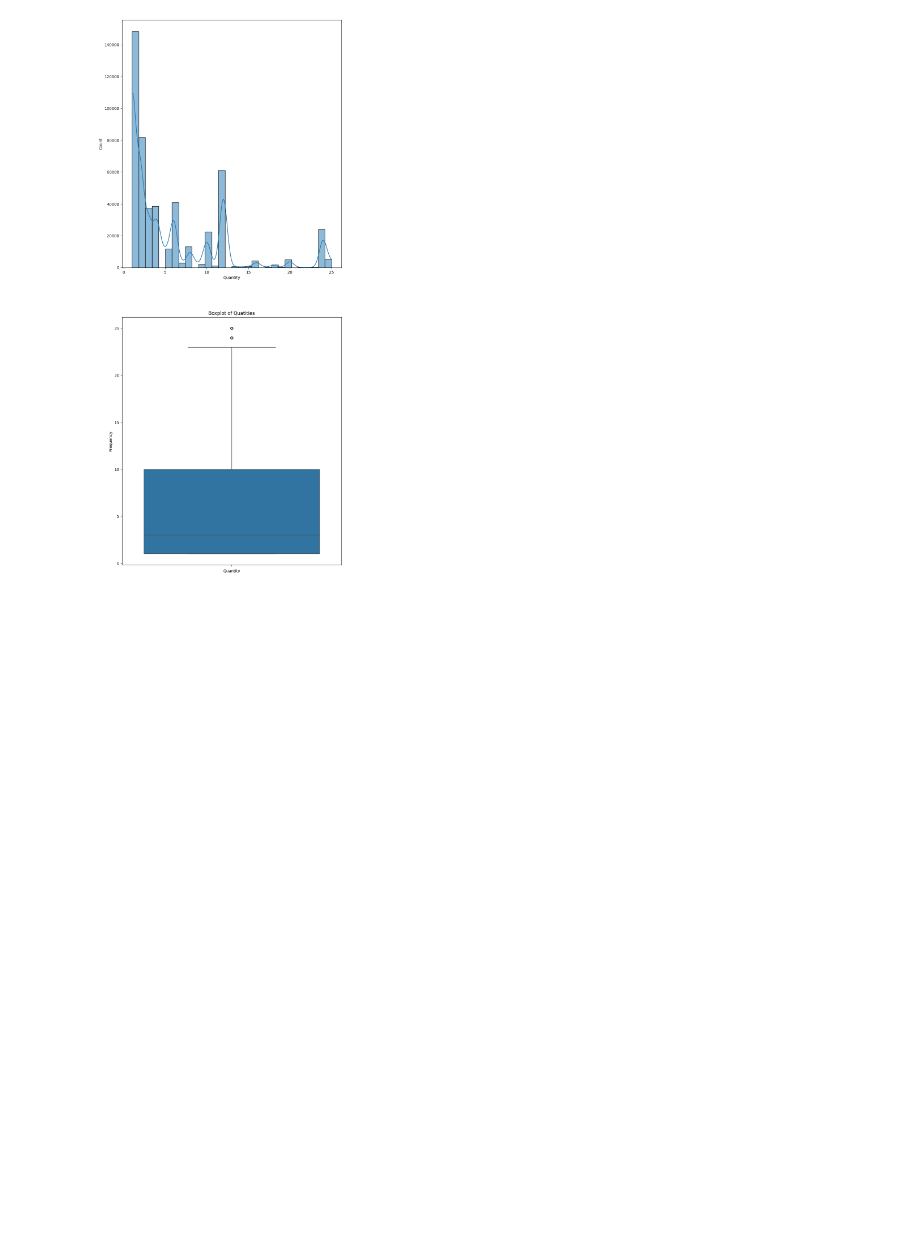
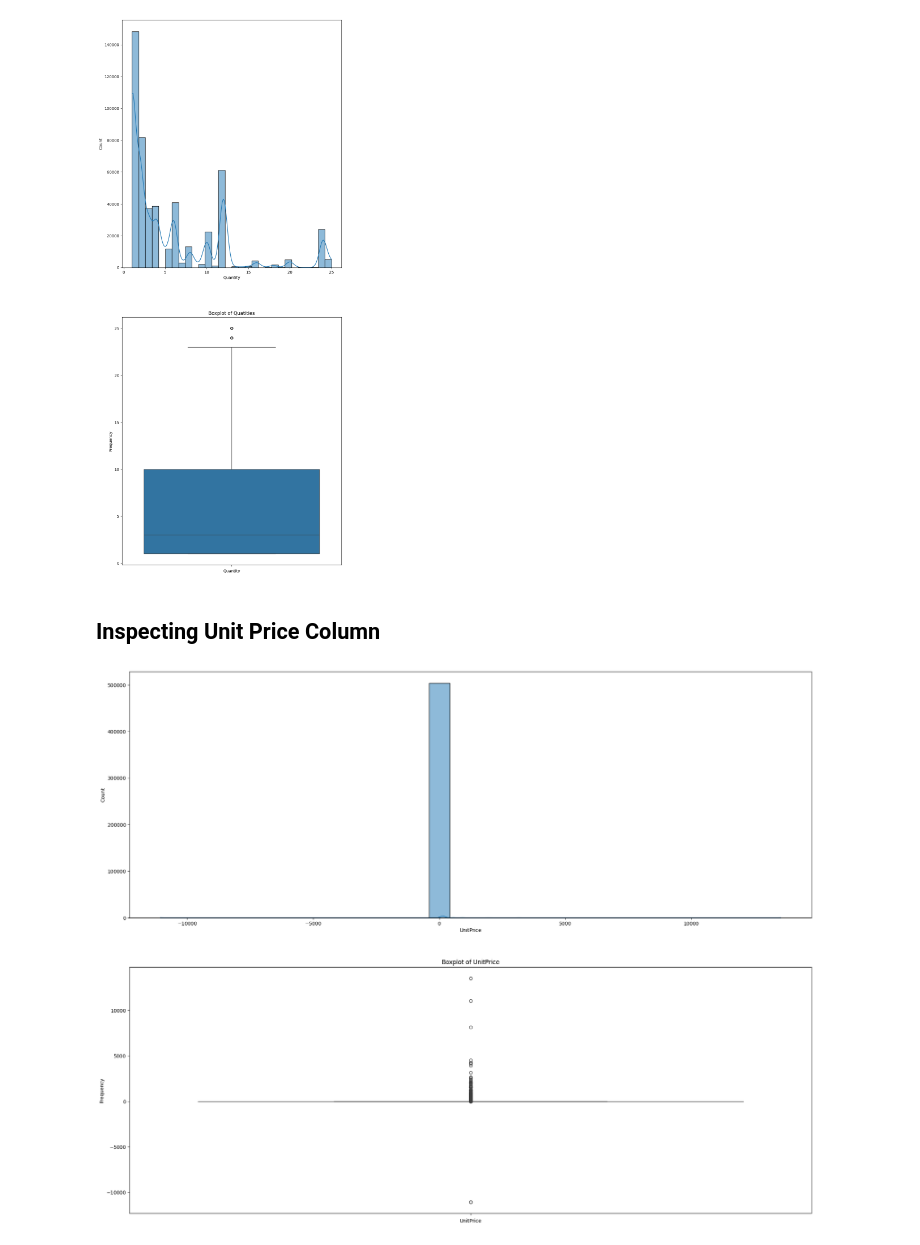
Before and after one commit to MaiElBaradei/Customer-Segmentation-for-E-commerce, a Jupyter notebook: Customer Segmentation for E-commerce.ipynb, the cells around one changed output. Saved outputs shown, nothing was run; the diff lists cells and outputs as text; code cells hidden in the pictures; blank space fills up the shorter version.

```diff
--- a/Customer Segmentation for E-commerce.ipynb
+++ b/Customer Segmentation for E-commerce.ipynb
@@ -96,3 +98,21 @@ plt.xlabel('Quantity')
 plt.show()
 # %% [output]
 [figure]
+# %% [markdown]
+## Inspecting Unit Price Column
+# %%
+_, axes = plt.subplots(2,1 , figsize=(25,20))
+
+sns.histplot(data['UnitPrice'], bins=30, kde=True, ax=axes[0])
+plt.title('Distribution of UnitPrice')
+plt.xlabel('UnitPrice')
+plt.ylabel('Frequency')
+
+sns.boxplot(data['UnitPrice'], ax=axes[1])
+plt.title('Boxplot of UnitPrice')
+plt.xlabel('UnitPrice')
+
+
+plt.show()
+# %% [output]
+[figure, added]
```
Also changed, not shown: parts of 3 cells of this notebook.
